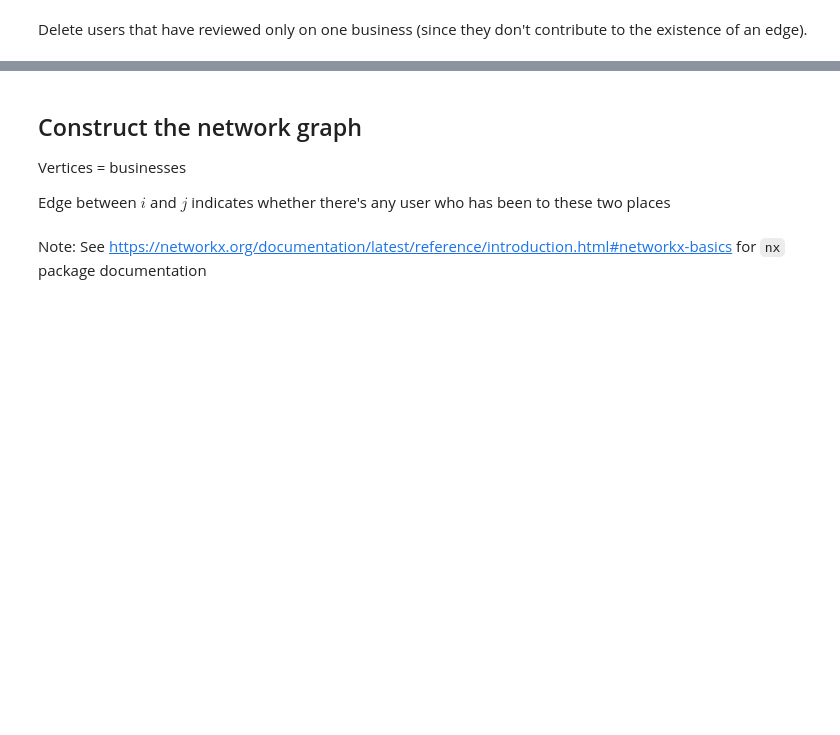
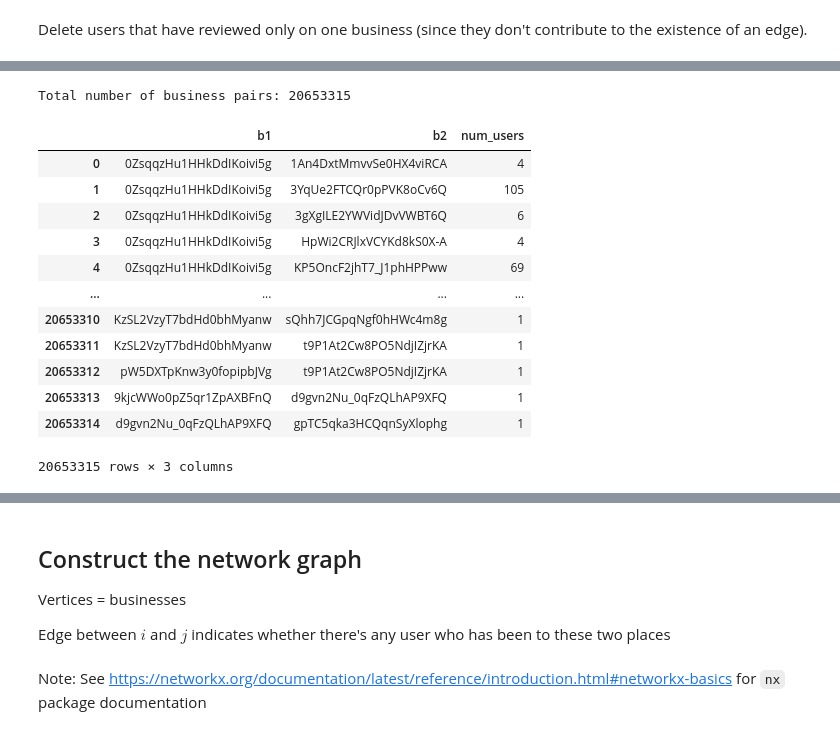
Before and after one commit to 98mina2/NetworkRecommender, a Jupyter notebook: linkPrediction.ipynb, the cells around one changed output, grey strips where cells are left out. Saved outputs shown, nothing was run; the diff lists cells and outputs as text; code cells hidden in the pictures; blank space fills up the shorter version.

```diff
--- a/linkPrediction.ipynb
+++ b/linkPrediction.ipynb
@@ -115,10 +132,0 @@ There're 652478 users left after the filter
-# %%
-busi_ids = busi_df['business_id'].tolist()
-
-def visit_both(x, i, j):
-    return (i in x) and (j in x)
-
-edge_list = []
-for b1, b2 in combinations(busi_ids, 2):
-    num_users_visiting = sum(visit_by_user['business_id'].apply(visit_both, args = (b1, b2)))
-    edge_list.append((b1, b2, num_users_visiting))
@@ -157,0 +133,10 @@ df
+# %%
+edge_count = {}
+for index, row in visit_by_user.iterrows():
+    for b1, b2 in combinations(sorted(row['business_id']), 2):
+        if (b1, b2) not in edge_count:
+            edge_count[b1, b2] = 1
+        else:
+            edge_count[b1, b2] += 1
+    if index % 10000 == 0:
+        print(f"...{index}")
@@ -157,0 +161,27 @@ df
+# %%
+print(f"Total number of business pairs: {len(edge_count)}")
+# %% [output]
+Total number of business pairs: 20653315
+# %%
+busi_pairs = edge_count.keys()
+num_users = edge_count.values()
+busi1 = [b[0] for b in busi_pairs]
+busi2 = [b[1] for b in busi_pairs]
+edge_df = pd.DataFrame({'b1': busi1,
+                        'b2': busi2,
+                        'num_users': num_users})
+edge_df
+# %% [output]
+|  | b1 | b2 | num_users |
+| 0 | 0ZsqqzHu1HHkDdIKoivi5g | 1An4DxtMmvvSe0HX4viRCA | 4 |
+| 1 | 0ZsqqzHu1HHkDdIKoivi5g | 3YqUe2FTCQr0pPVK8oCv6Q | 105 |
+| 2 | 0ZsqqzHu1HHkDdIKoivi5g | 3gXgILE2YWVidJDvVWBT6Q | 6 |
+| 3 | 0ZsqqzHu1HHkDdIKoivi5g | HpWi2CRJlxVCYKd8kS0X-A | 4 |
+| 4 | 0ZsqqzHu1HHkDdIKoivi5g | KP5OncF2jhT7_J1phHPPww | 69 |
+| ... | ... | ... | ... |
+| 20653310 | KzSL2VzyT7bdHd0bhMyanw | sQhh7JCGpqNgf0hHWc4m8g | 1 |
+| 20653311 | KzSL2VzyT7bdHd0bhMyanw | t9P1At2Cw8PO5NdjIZjrKA | 1 |
+| 20653312 | pW5DXTpKnw3y0fopipbJVg | t9P1At2Cw8PO5NdjIZjrKA | 1 |
+| 20653313 | 9kjcWWo0pZ5qr1ZpAXBFnQ | d9gvn2Nu_0qFzQLhAP9XFQ | 1 |
+| 20653314 | d9gvn2Nu_0qFzQLhAP9XFQ | gpTC5qka3HCQqnSyXlophg | 1 |
+20653315 rows × 3 columns
```
Also changed, not shown: parts of 18 cells of this notebook.
